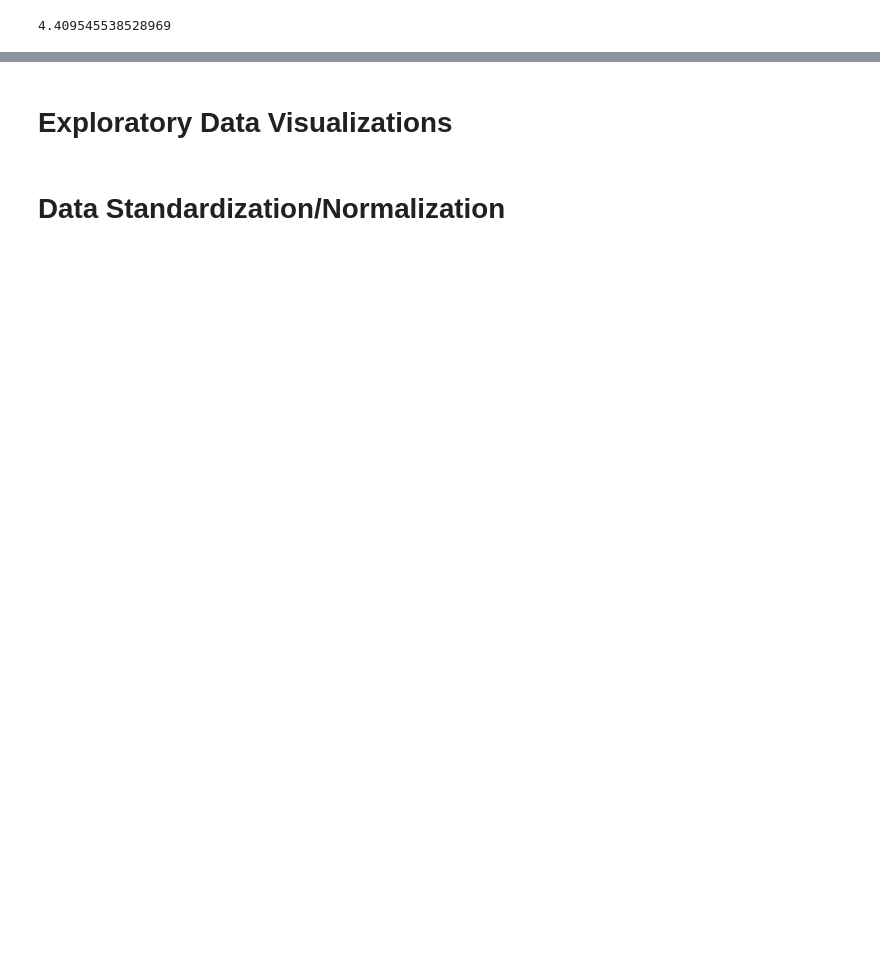
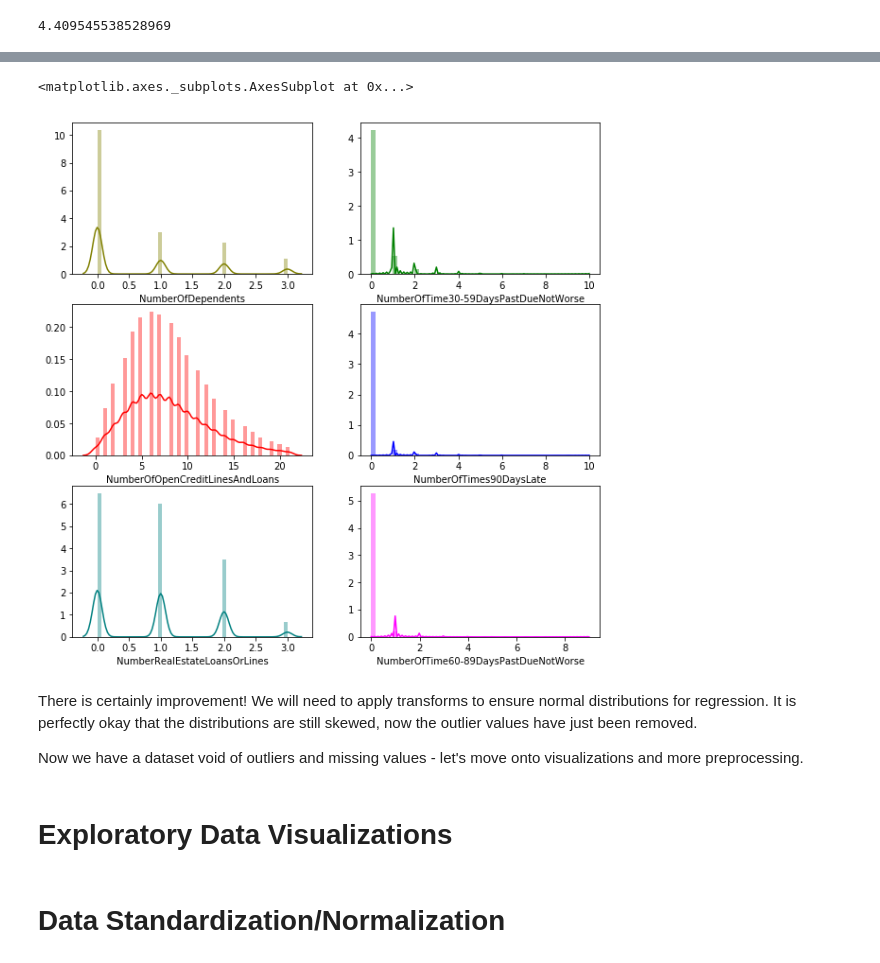
Before and after one commit to abender14/Blockchain-Capstone, a Jupyter notebook: CAPSTONE/ML_Model.ipynb, the cells around one changed output, grey strips where cells are left out. Saved outputs shown, nothing was run; the diff lists cells and outputs as text; code cells hidden in the pictures; blank space fills up the shorter version.

```diff
--- a/CAPSTONE/ML_Model.ipynb
+++ b/CAPSTONE/ML_Model.ipynb
@@ -246,4 +229,5 @@ train_no_ol = train_full.copy()
 # %%
-z_score = np.abs(stats.zscore(train_no_ol))
-print(z_score)
+zscore = np.abs(stats.zscore(df.iloc[:,1:11]))
+print(zscore)
+threshold = 3
 # %% [output]
@@ -280,0 +252,4 @@ train_no_ol.shape
+# %%
+df_full = df
+df_full = df_full[(zscore < 2.5).all(axis=1)]
+print(df_full.shape)
@@ -281,3 +272,18 @@ train_no_ol.shape
+# %%
+f, axes = plt.subplots(3, 2, figsize=(10, 10), sharex=False)
+sns.distplot( df_full["NumberOfDependents"] , color="olive", ax=axes[0, 0])
+sns.distplot( df_full["NumberOfTime30-59DaysPastDueNotWorse"] , color="green", ax=axes[0, 1])
+sns.distplot( df_full["NumberOfOpenCreditLinesAndLoans"] , color="red", ax=axes[1, 0])
+sns.distplot( df_full["NumberOfTimes90DaysLate"] , color="blue", ax=axes[1, 1])
+sns.distplot( df_full["NumberRealEstateLoansOrLines"] , color="teal", ax=axes[2, 0])
+sns.distplot( df_full["NumberOfTime60-89DaysPastDueNotWorse"] , color="magenta", ax=axes[2, 1])
+# %% [output]
+<matplotlib.axes._subplots.AxesSubplot at 0x...>
+[figure, added]
+# %% [markdown]
+There is certainly improvement! We will need to apply transforms to ensure normal distributions for regression. It is perfectly okay that the distributions are still skewed, now the outlier values have just been removed.
+
+Now we have a dataset void of outliers and missing values - let's move onto visualizations and more preprocessing.
 # %% [markdown]
 # Exploratory Data Visualizations
 # %% [markdown]
```
Also changed, not shown: parts of 23 cells of this notebook.
